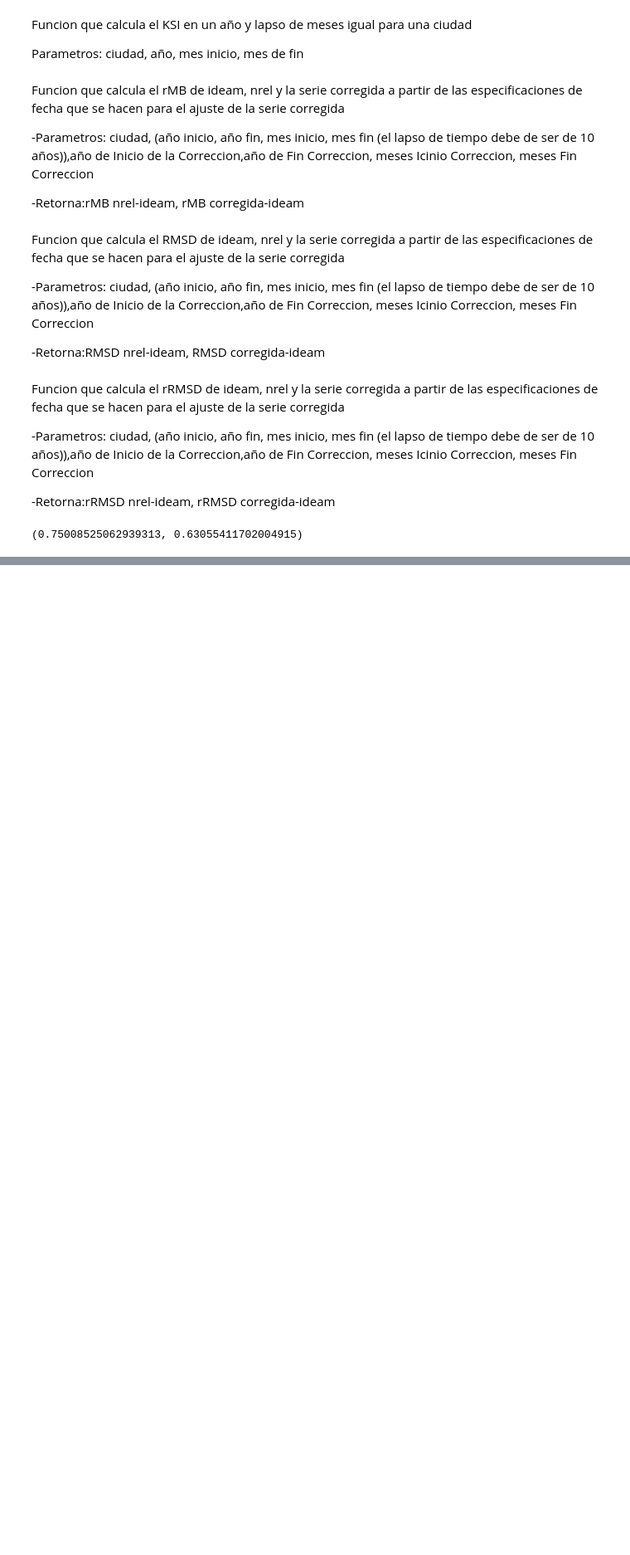
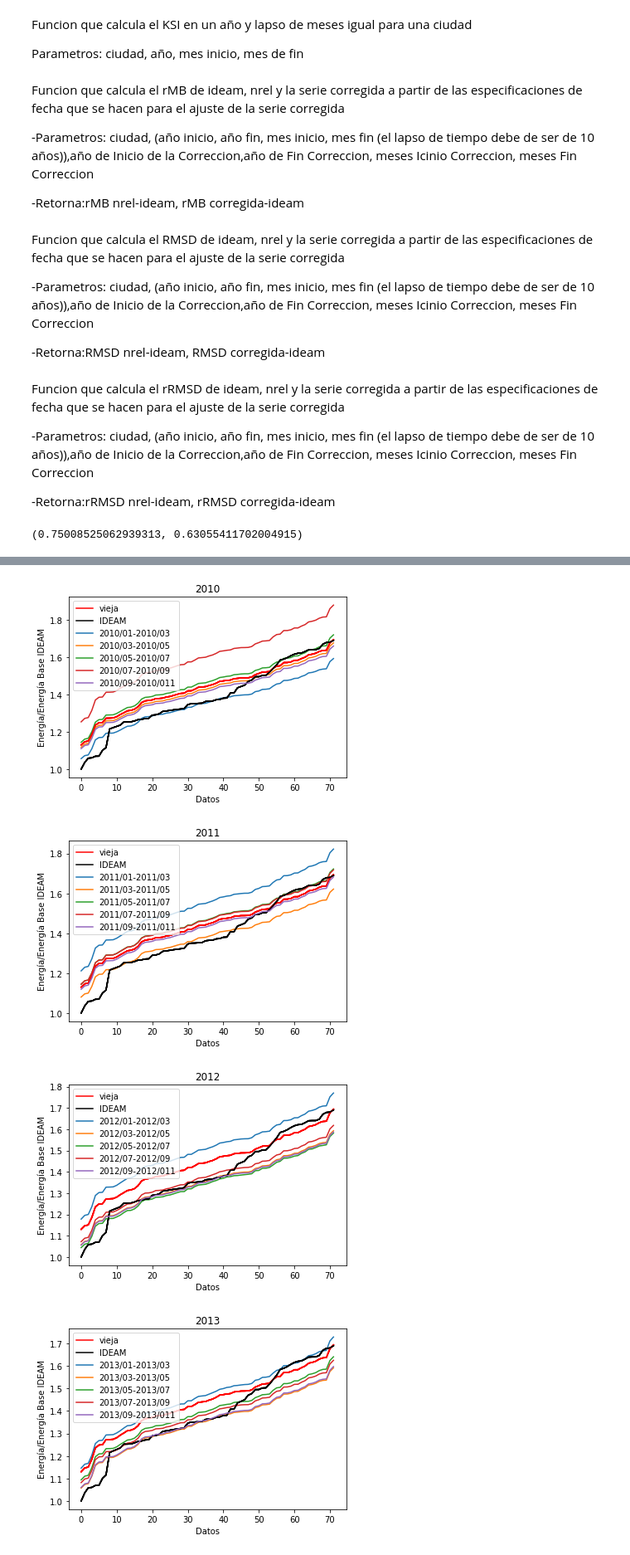
Before and after one commit to CamiloCastillo10/Herramientas-Computacionales-IMEC3602, a Jupyter notebook: Taller 1/Taller1.ipynb, the cells around one changed output, grey strips where cells are left out. Shown: that part at 83% size. Cells and saved outputs as stored; diff of their text form; code cells hidden in the pictures; blank space fills up the shorter version.

```diff
--- a/Taller 1/Taller1.ipynb
+++ b/Taller 1/Taller1.ipynb
@@ -217,13 +217,14 @@ Funcion que a partir de un nombre de ciudad y un numero de meses grafica la dist
 
 Parametros: nombre ciudad,añoInicio del corte, año de fin del corte, mdes de inicio del corte y mes de fin del corte.
 # %%
-def graficarPrediccion(ciudad, añoInicio, añoFin, mesesInicio, mesesFin, nombreSerie,color):
-    ideam, nrel=darSeries(ciudad)
+def graficarPrediccion(ciudad,añoInicioEmpare,añoFinEmpare, añoInicio, añoFin, mesesInicio, mesesFin, nombreSerie,color):
+    ideam,nrelD=darSeries(ciudad)
+    nrel=cortar(nrelD,añoInicioEmpare,añoFinEmpare,1,12)
     ideamCortada=cortar(ideam,añoInicio,añoFin,mesesInicio,mesesFin)['IDEAM']
     cCorregida=mcp(ideamCortada,nrel['NREL'],cortar(nrel,añoInicio,añoFin,mesesInicio,mesesFin)['NREL'])
     datosIdeam=promDiaMen(ideam)
     graficarDistribucionDeEnergia(nrel,'vieja','-r',datosIdeam)
-    graficarDistribucionDeEnergia(ideam,'IDEAM','-g',datosIdeam)
+    graficarDistribucionDeEnergia(ideam,'IDEAM','-k',datosIdeam)
     nuevaSerie=nrel
     nuevaSerie['NREL']=cCorregida
     graficarDistribucionDeEnergia(nuevaSerie,nombreSerie,color,datosIdeam)
@@ -370,0 +370,20 @@ comrRMSD('Cali',2010,2011,3,4,2007,2014,1,12)
+# %%
+a=[2010,2011,2012,2013,2014,2015]
+b=[1,3,5,7,9]
+
+B='Barranquilla'
+IniB=2010
+FinB=2015
+# %%
+
+for aqno in a:
+    figure(aqno-2009)
+    v=[0,1,2,3,4]
+    for i in v:
+        graficarPrediccion(B,IniB,FinB,aqno,aqno,1+i*2,3+i*2,str(aqno)+'/0'+str(i*2+1)+'-'+str(aqno)+'/0'+str(3+i*2),'C'+str(i))
+        plt.title(str(aqno))
+# %% [output]
+[figure, added]
+[figure, added]
+[figure, added]
+[figure, added]
```
Also changed, not shown: parts of 28 cells of this notebook, 1 other file.
